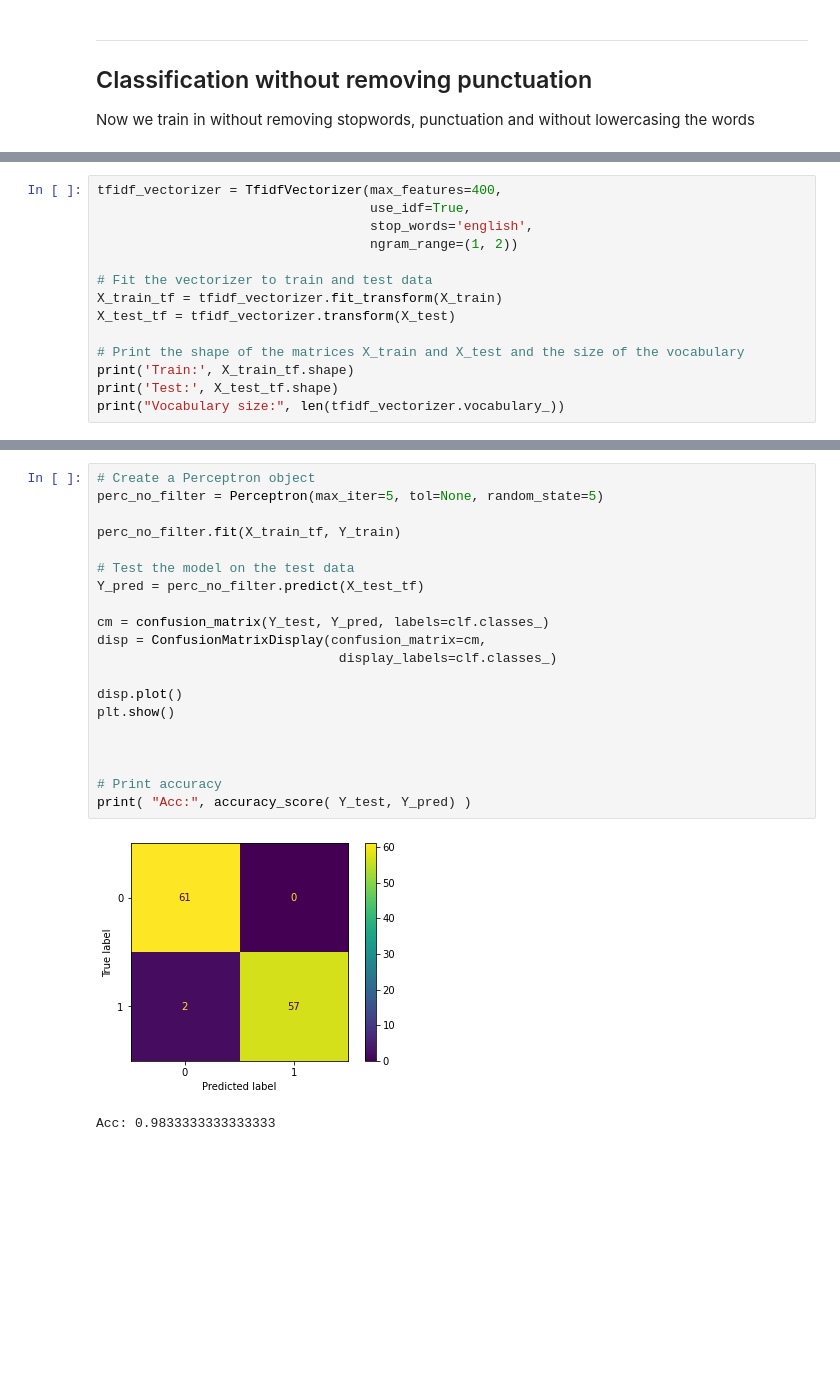
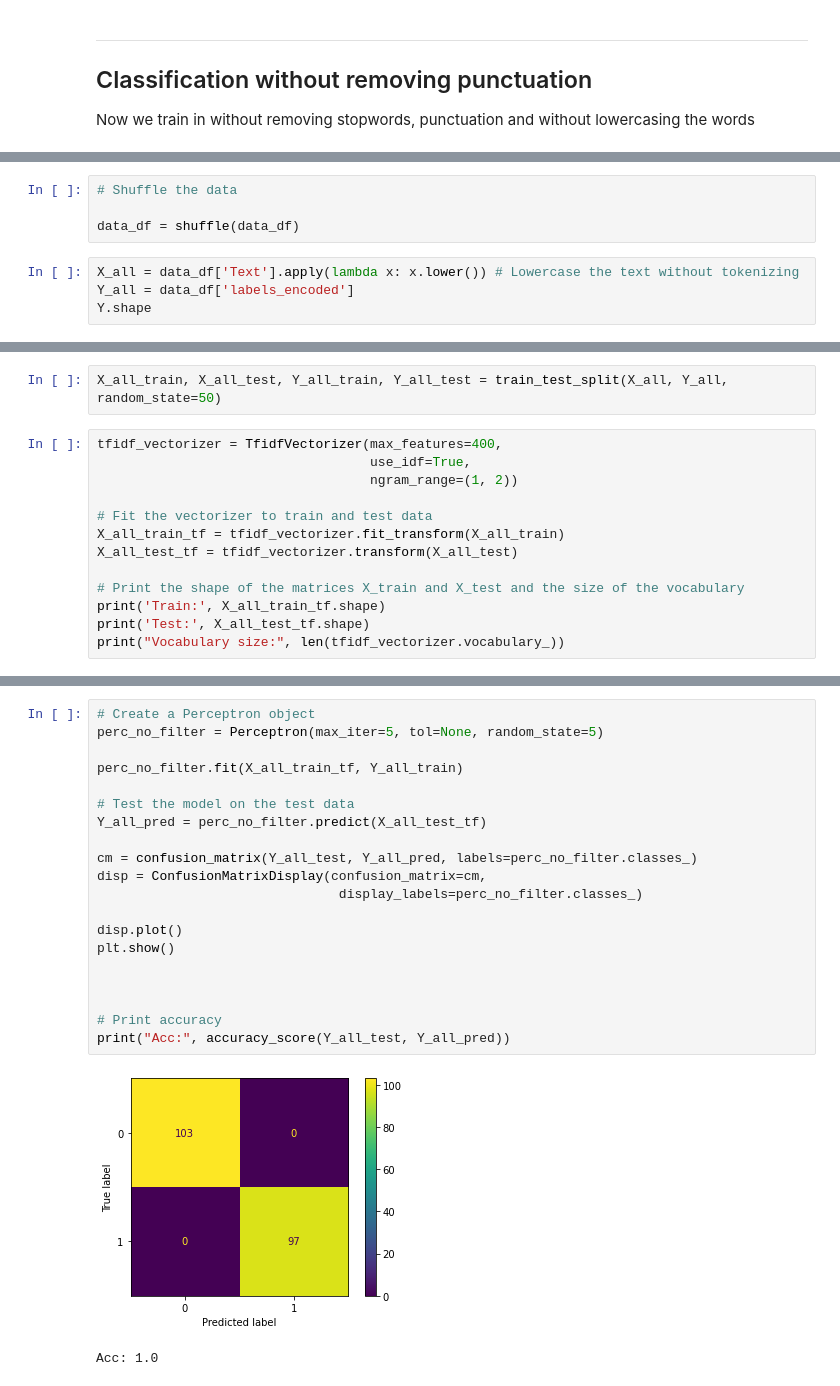
Before and after one commit to edgolyakova/DataScienceProj, a Jupyter notebook: Part 1.ipynb, the cells around one changed output, grey strips where cells are left out. Drawn from its saved outputs; the diff is of its cells as text; blank space fills up the shorter version.

```diff
--- a/Part 1.ipynb
+++ b/Part 1.ipynb
@@ -882,0 +874,8 @@ X_train, X_test, Y_train, Y_test = train_test_split(X,Y,
+# %%
+# Shuffle the data
+
+data_df = shuffle(data_df)
+# %%
+X_all = data_df['Text'].apply(lambda x: x.lower()) # Lowercase the text without tokenizing
+Y_all = data_df['labels_encoded']
+Y.shape
@@ -883,15 +884,16 @@ X_train, X_test, Y_train, Y_test = train_test_split(X,Y,
+# %%
+X_all_train, X_all_test, Y_all_train, Y_all_test = train_test_split(X_all, Y_all, random_state=50)
 # %%
 tfidf_vectorizer = TfidfVectorizer(max_features=400,
                                    use_idf=True,
-                                   stop_words='english',
                                    ngram_range=(1, 2))
 
 # Fit the vectorizer to train and test data
-X_train_tf = tfidf_vectorizer.fit_transform(X_train)
-X_test_tf = tfidf_vectorizer.transform(X_test)
+X_all_train_tf = tfidf_vectorizer.fit_transform(X_all_train)
+X_all_test_tf = tfidf_vectorizer.transform(X_all_test)
 
 # Print the shape of the matrices X_train and X_test and the size of the vocabulary
-print('Train:', X_train_tf.shape)
-print('Test:', X_test_tf.shape)
+print('Train:', X_all_train_tf.shape)
+print('Test:', X_all_test_tf.shape)
 print("Vocabulary size:", len(tfidf_vectorizer.vocabulary_))
 # %% [output]
@@ -901,26 +903,26 @@ Vocabulary size: 400
 # %%
 # Create a Perceptron object
 perc_no_filter = Perceptron(max_iter=5, tol=None, random_state=5)
 
-perc_no_filter.fit(X_train_tf, Y_train)
+perc_no_filter.fit(X_all_train_tf, Y_all_train)
 
 # Test the model on the test data
-Y_pred = perc_no_filter.predict(X_test_tf)
+Y_all_pred = perc_no_filter.predict(X_all_test_tf)
 
-cm = confusion_matrix(Y_test, Y_pred, labels=clf.classes_)
+cm = confusion_matrix(Y_all_test, Y_all_pred, labels=perc_no_filter.classes_)
 disp = ConfusionMatrixDisplay(confusion_matrix=cm,
-                               display_labels=clf.classes_)
+                               display_labels=perc_no_filter.classes_)
 
 disp.plot()
 plt.show()
 
 
 
 # Print accuracy
-print( "Acc:", accuracy_score( Y_test, Y_pred) )
+print("Acc:", accuracy_score(Y_all_test, Y_all_pred))
 # %% [output]
-[figure, old version]
+[figure, new version]
-Acc: 0.9833333333333333
+Acc: 1.0
 # %%
 svm_no_filter = SVC(random_state=0)
 
```
Also changed, not shown: parts of 32 cells of this notebook, 3 other files.
